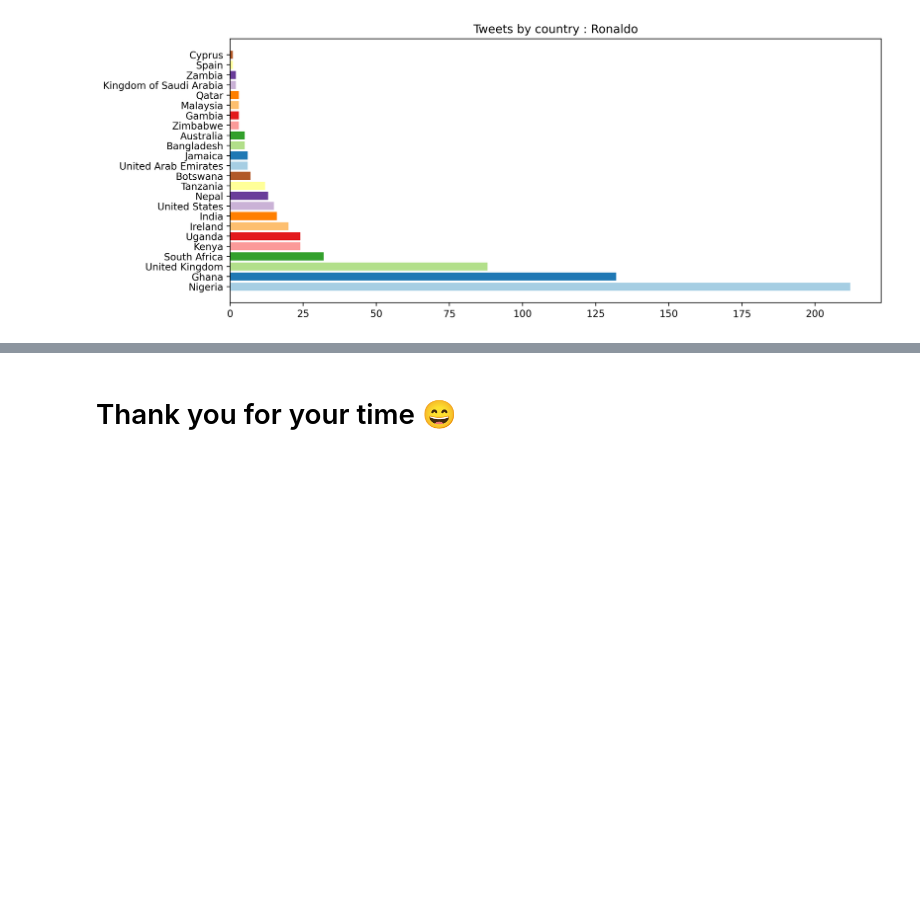
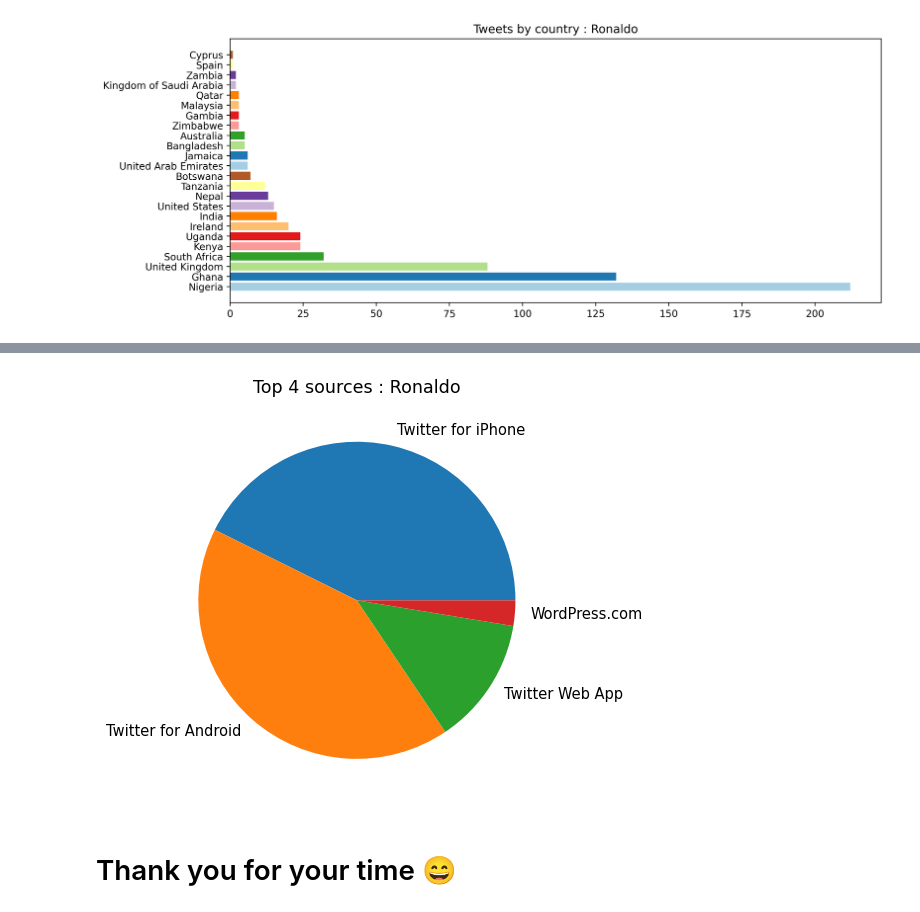
Before and after one commit to Justsecret123/Twitter-sentiment-analysis, a Jupyter notebook: Notebook/explore-tweets-about-messi-and-ronaldo.ipynb, the cells around one changed output, grey strips where cells are left out. Cells and saved outputs as stored; diff of their text form; code cells hidden in the pictures; blank space fills up the shorter version.

```diff
--- a/Notebook/explore-tweets-about-messi-and-ronaldo.ipynb
+++ b/Notebook/explore-tweets-about-messi-and-ronaldo.ipynb
@@ -316,2 +344,23 @@ plt.show()
+# %%
+# Get the data
+keys_ronaldo = list(top_sources_ronaldo.keys())
+values_ronaldo = list(top_sources_ronaldo.values())
+
+# Get the color map
+color_map = plt.get_cmap("Paired")
+
+# Setup the figure
+plt.figure(figsize=(12,5), dpi=105)
+# Set the title
+plt.title("Top 4 sources : Ronaldo")
+# Setup the plot
+plt.pie(
+    values_ronaldo[0:4],
+    labels=keys_ronaldo[0:4]
+)
+# Display results
+plt.show()
+# %% [output]
+[figure, added]
 # %% [markdown]
 # Thank you for your time 😄
```
Also changed, not shown: parts of 6 cells of this notebook.
